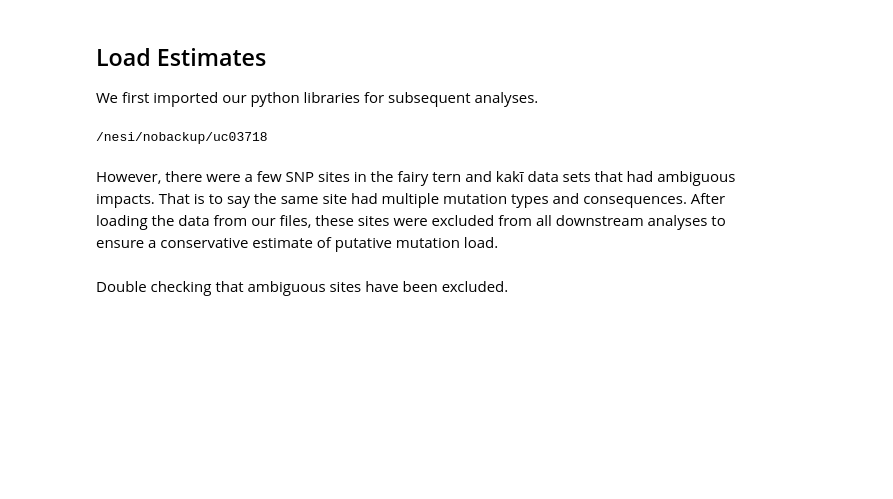
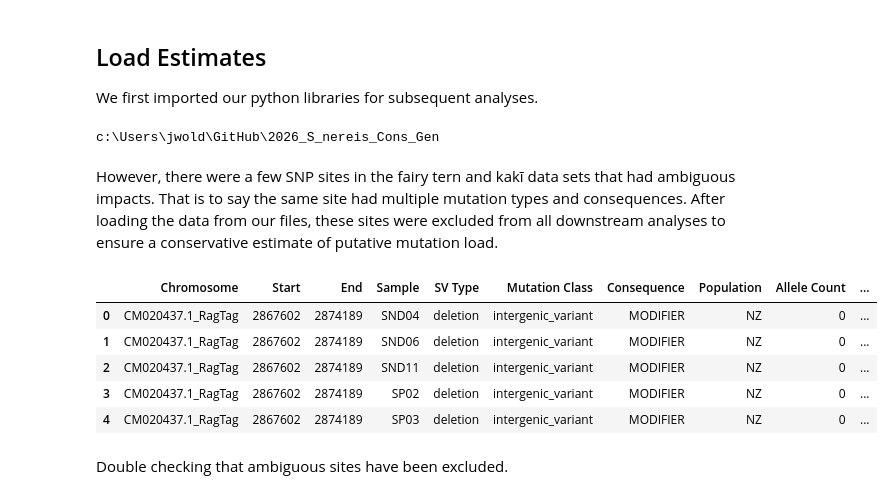
Before and after one commit to janawold1/2026_S_nereis_Cons_Gen, a Jupyter notebook: 07_Putative_Load.ipynb, the cells around one changed output. Cells and saved outputs as stored; diff of their text form; code cells hidden in the pictures; blank space fills up the shorter version.

```diff
--- a/07_Putative_Load.ipynb
+++ b/07_Putative_Load.ipynb
@@ -107,11 +95,11 @@ from sklearn.metrics import r2_score
 from scipy.stats import mannwhitneyu
 from scipy import stats
 
-path = '/nesi/nobackup/uc03718/'
-os.chdir(path)
+#path = '/nesi/nobackup/uc03718/'
+#os.chdir(path)
 print(os.getcwd())
 # %% [output]
-/nesi/nobackup/uc03718
+c:\Users\jwold\GitHub\2026_S_nereis_Cons_Gen
 # %% [markdown]
 However, there were a few SNP sites in the fairy tern and kakī data sets that had ambiguous impacts. That is to say the same site had multiple mutation types and consequences. After loading the data from our files, these sites were excluded from all downstream analyses to ensure a conservative estimate of putative mutation load.
 # %%
@@ -159,3 +144,14 @@ sv_vep.head()
+# %%
+sv_vep['SV Length'] = sv_vep['End'] - sv_vep['Start']
+
+sv_vep[sv_vep['Mutation Class']!='MODIFIER'].head()
+# %% [output]
+|  | Chromosome | Start | End | Sample | SV Type | Mutation Class | Consequence | Population | Allele Count | ... |
+| 0 | CM020437.1_RagTag | 2867602 | 2874189 | SND04 | deletion | intergenic_variant | MODIFIER | NZ | 0 | ... |
+| 1 | CM020437.1_RagTag | 2867602 | 2874189 | SND06 | deletion | intergenic_variant | MODIFIER | NZ | 0 | ... |
+| 2 | CM020437.1_RagTag | 2867602 | 2874189 | SND11 | deletion | intergenic_variant | MODIFIER | NZ | 0 | ... |
+| 3 | CM020437.1_RagTag | 2867602 | 2874189 | SP02 | deletion | intergenic_variant | MODIFIER | NZ | 0 | ... |
+| 4 | CM020437.1_RagTag | 2867602 | 2874189 | SP03 | deletion | intergenic_variant | MODIFIER | NZ | 0 | ... |
 # %% [markdown]
 Double checking that ambiguous sites have been excluded.
 # %%
```
Also changed, not shown: parts of 45 cells of this notebook, 9 other files.
